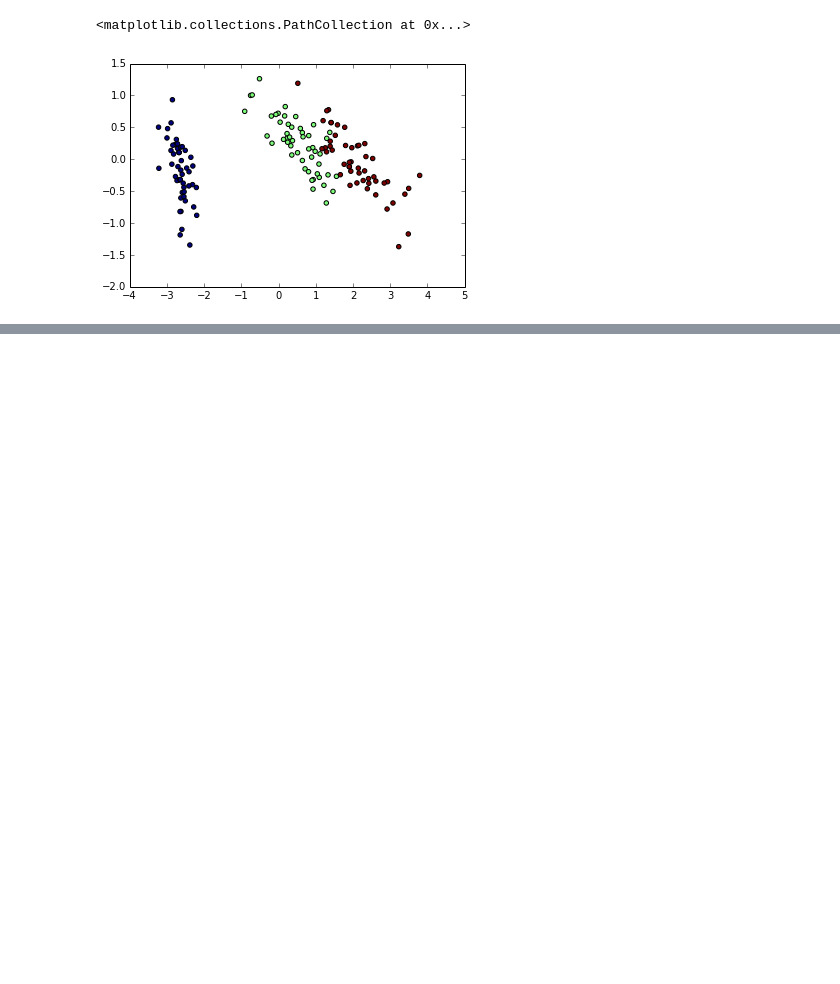
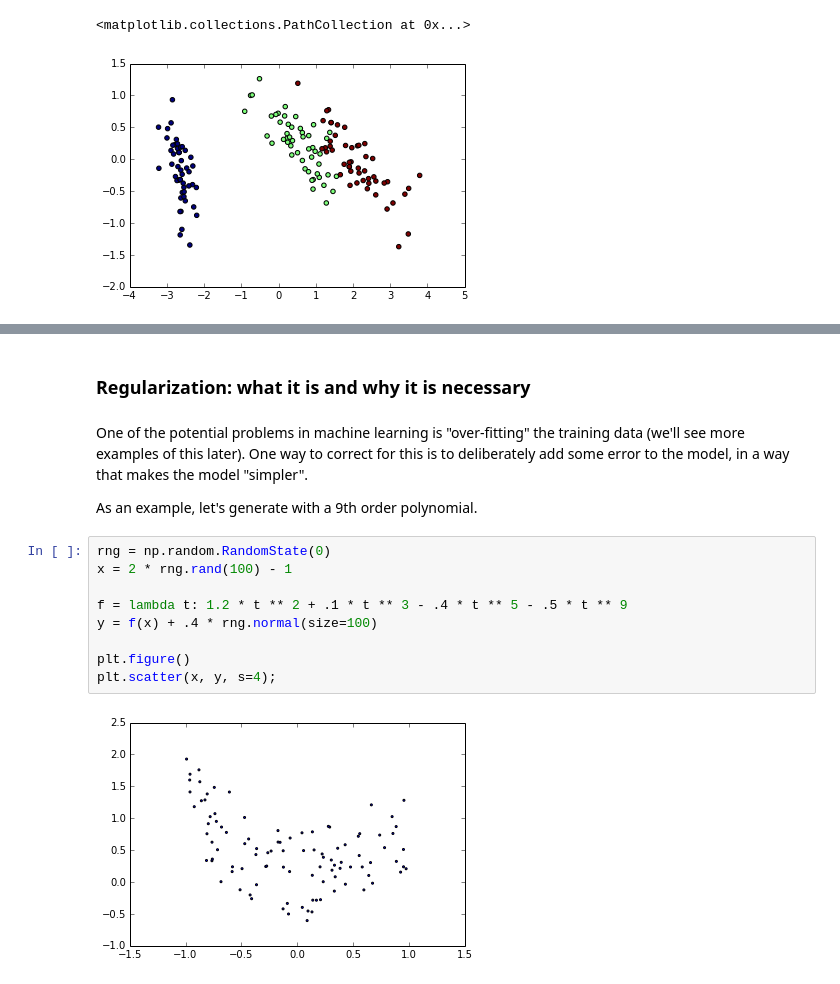
Before and after one commit to jakevdp/sklearn_pycon2014, a Jupyter notebook: notebooks/03_basic_principles.ipynb, the cells around one changed output, grey strips where cells are left out. Cells and saved outputs as stored; diff of their text form; blank space fills up the shorter version.

```diff
--- a/notebooks/03_basic_principles.ipynb
+++ b/notebooks/03_basic_principles.ipynb
@@ -643,0 +240,17 @@ A couple of resources I've worked on:
+# %% [markdown]
+### Regularization: what it is and why it is necessary
+# %% [markdown]
+One of the potential problems in machine learning is "over-fitting" the training data (we'll see more examples of this later). One way to correct for this is to deliberately add some error to the model, in a way that makes the model "simpler".
+
+As an example, let's generate with a 9th order polynomial.
+# %%
+rng = np.random.RandomState(0)
+x = 2 * rng.rand(100) - 1
+
+f = lambda t: 1.2 * t ** 2 + .1 * t ** 3 - .4 * t ** 5 - .5 * t ** 9
+y = f(x) + .4 * rng.normal(size=100)
+
+plt.figure()
+plt.scatter(x, y, s=4);
+# %% [output]
+[figure, added]
```
Also changed, not shown: parts of 110 cells of this notebook, 1 other file.
